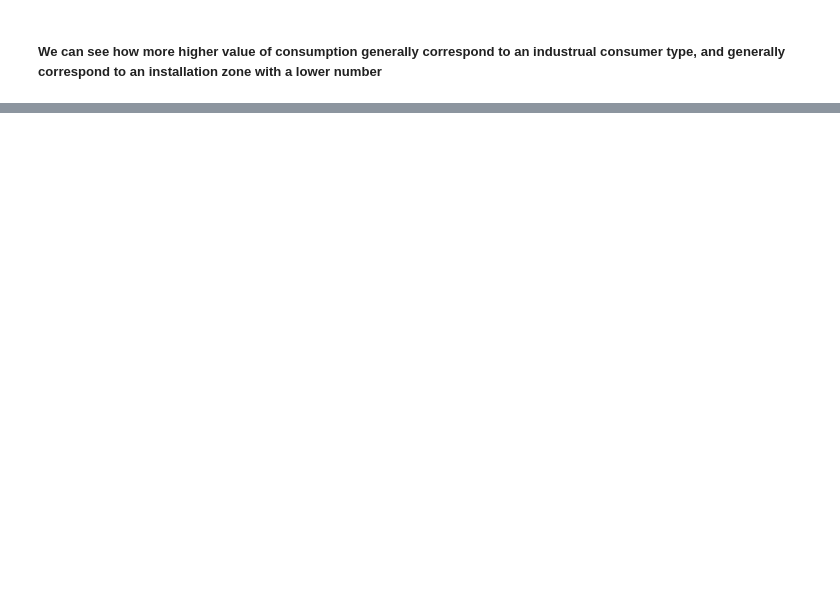
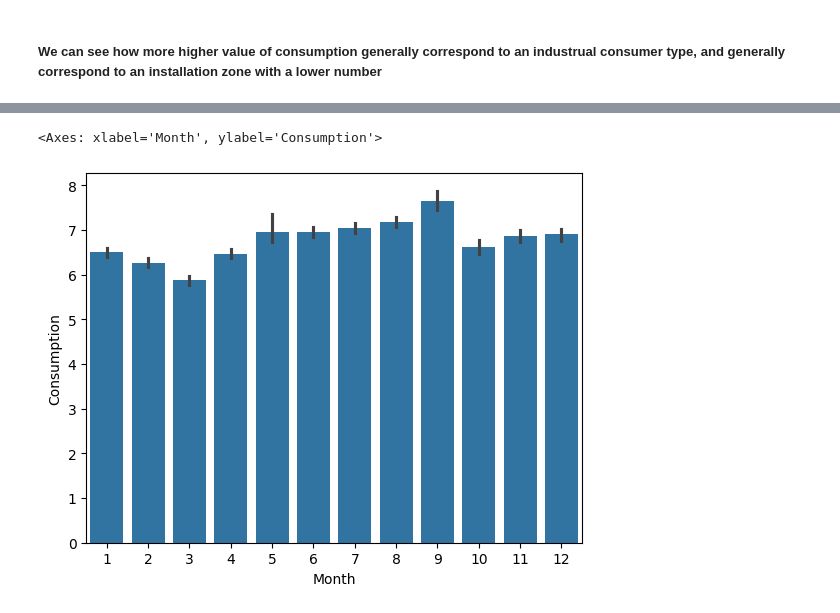
Before and after one commit to marcofranceschini015/Classification-of-water-consumption-types, a Jupyter notebook: analysis-eda.ipynb, the cells around one changed output, grey strips where cells are left out. Saved outputs shown, nothing was run; the diff lists cells and outputs as text; code cells hidden in the pictures; blank space fills up the shorter version.

```diff
--- a/analysis-eda.ipynb
+++ b/analysis-eda.ipynb
@@ -241,0 +194,13 @@ Remove the single value with water consumption of 5000 because it could create s
+# %%
+train_domestic = train.loc[train['Consumer_type'] == 'domestic']
+train_industrial = train.loc[train['Consumer_type'] == 'industrial']
+train_rural_commercial = train.loc[train['Consumer_type'] == 'rural commercial']
+train_construction = train.loc[train['Consumer_type'] == 'construction']
+train_low_income_families = train.loc[train['Consumer_type'] == 'low income families']
+train_rural_domestic = train.loc[train['Consumer_type'] == 'rural domestic']
+train_rural_expansion = train.loc[train['Consumer_type'] == 'rural expansion']
+# %%
+sns.barplot(x=train_domestic['Month'], y=train_domestic['Consumption'])
+# %% [output]
+<Axes: xlabel='Month', ylabel='Consumption'>
+[figure, added]
```
Also changed, not shown: parts of 30 cells of this notebook, 1 other file.
